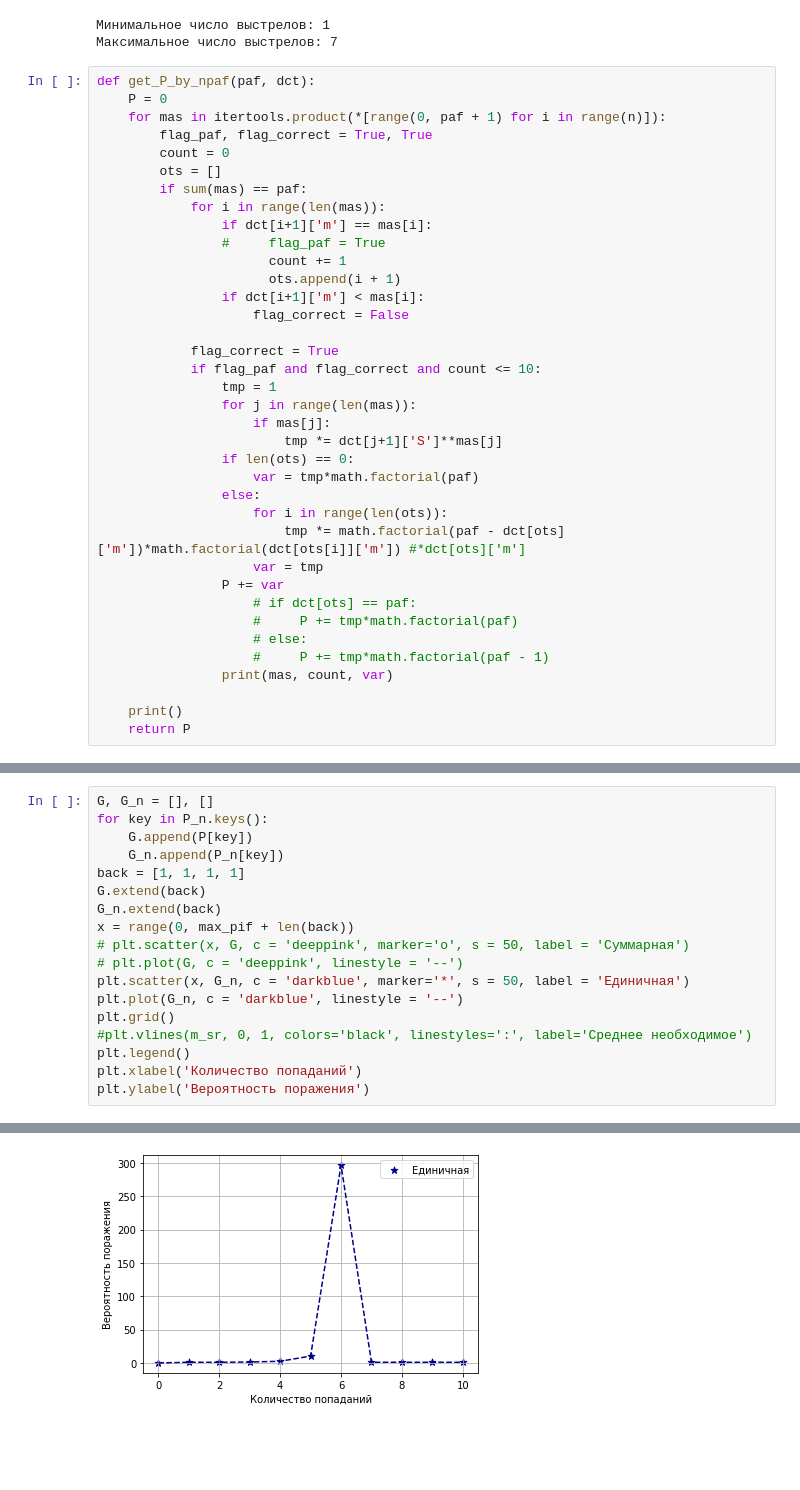
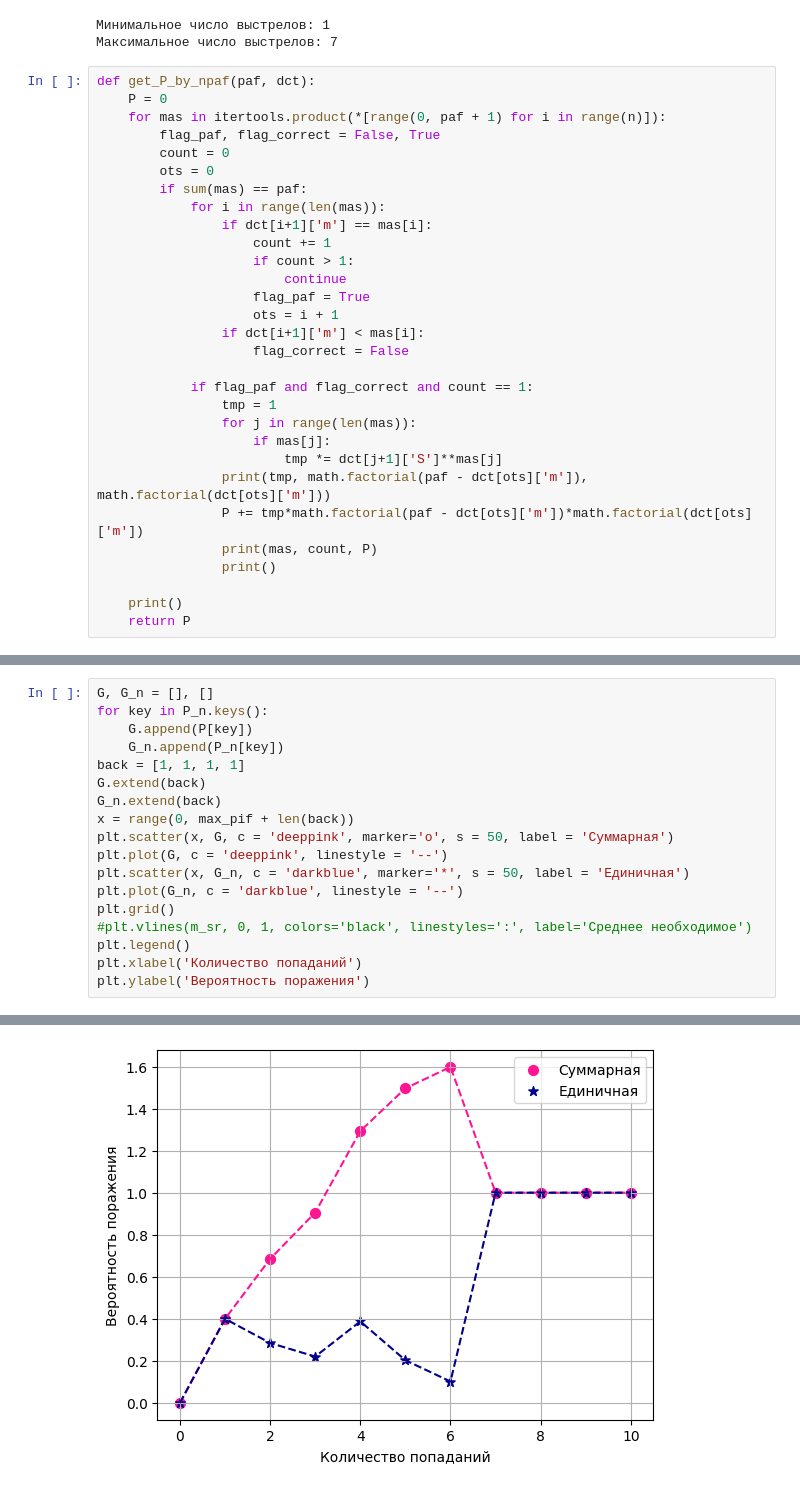
Before and after one commit to FlameDanita/The-effectiveness-of-missile-weapons, a Jupyter notebook: Задание-1-уязвимость-отсеков.ipynb, the cells around one changed output, grey strips where cells are left out. Saved outputs shown, nothing was run; the diff lists cells and outputs as text; blank space fills up the shorter version.

```diff
--- a/Задание-1-уязвимость-отсеков.ipynb
+++ b/Задание-1-уязвимость-отсеков.ipynb
@@ -67,36 +67,29 @@ print('Максимальное число выстрелов:', max_pif)
 def get_P_by_npaf(paf, dct):
     P = 0
     for mas in itertools.product(*[range(0, paf + 1) for i in range(n)]):
-        flag_paf, flag_correct = True, True
+        flag_paf, flag_correct = False, True
         count = 0
-        ots = []
+        ots = 0
         if sum(mas) == paf:
             for i in range(len(mas)):
                 if dct[i+1]['m'] == mas[i]:
-                #     flag_paf = True
-                      count += 1
-                      ots.append(i + 1)
+                    count += 1
+                    if count > 1:
+                        continue
+                    flag_paf = True
+                    ots = i + 1
                 if dct[i+1]['m'] < mas[i]:
                     flag_correct = False
 
-            flag_correct = True
-            if flag_paf and flag_correct and count <= 10:
+            if flag_paf and flag_correct and count == 1:
                 tmp = 1
                 for j in range(len(mas)):
                     if mas[j]:
                         tmp *= dct[j+1]['S']**mas[j]
-                if len(ots) == 0:
-                    var = tmp*math.factorial(paf)
-                else:
-                    for i in range(len(ots)):
-                        tmp *= math.factorial(paf - dct[ots]['m'])*math.factorial(dct[ots[i]]['m']) #*dct[ots]['m']
-                    var = tmp
-                P += var
-                    # if dct[ots] == paf:
-                    #     P += tmp*math.factorial(paf)
-                    # else:
-                    #     P += tmp*math.factorial(paf - 1)
-                print(mas, count, var)
+                print(tmp, math.factorial(paf - dct[ots]['m']), math.factorial(dct[ots]['m']))
+                P += tmp*math.factorial(paf - dct[ots]['m'])*math.factorial(dct[ots]['m'])
+                print(mas, count, P)
+                print()
 
     print()
     return P
@@ -136,21 +129,21 @@ print('В среднем необходимо', m_sr, 'попаданий')
 # %%
 G, G_n = [], []
 for key in P_n.keys():
     G.append(P[key])
     G_n.append(P_n[key])
 back = [1, 1, 1, 1]
 G.extend(back)
 G_n.extend(back)
 x = range(0, max_pif + len(back))
-# plt.scatter(x, G, c = 'deeppink', marker='o', s = 50, label = 'Суммарная')
-# plt.plot(G, c = 'deeppink', linestyle = '--')
+plt.scatter(x, G, c = 'deeppink', marker='o', s = 50, label = 'Суммарная')
+plt.plot(G, c = 'deeppink', linestyle = '--')
 plt.scatter(x, G_n, c = 'darkblue', marker='*', s = 50, label = 'Единичная')
 plt.plot(G_n, c = 'darkblue', linestyle = '--')
 plt.grid()
 #plt.vlines(m_sr, 0, 1, colors='black', linestyles=':', label='Среднее необходимое')
 plt.legend()
 plt.xlabel('Количество попаданий')
 plt.ylabel('Вероятность поражения')
 # %% [output]
 Text(0, 0.5, 'Вероятность поражения')
-[figure, old version]
+[figure, new version]
```
Also changed, not shown: parts of 2 cells of this notebook.
